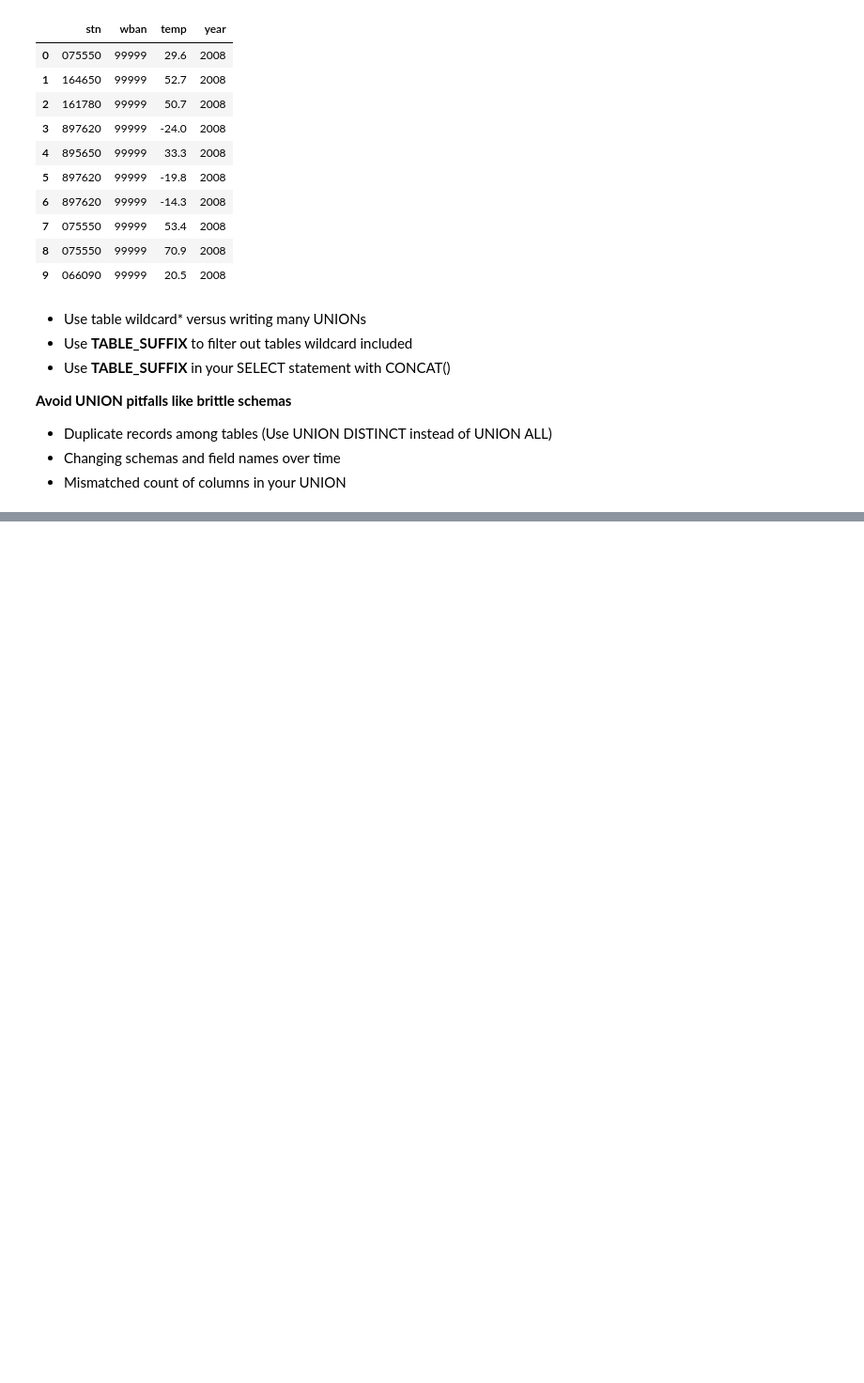
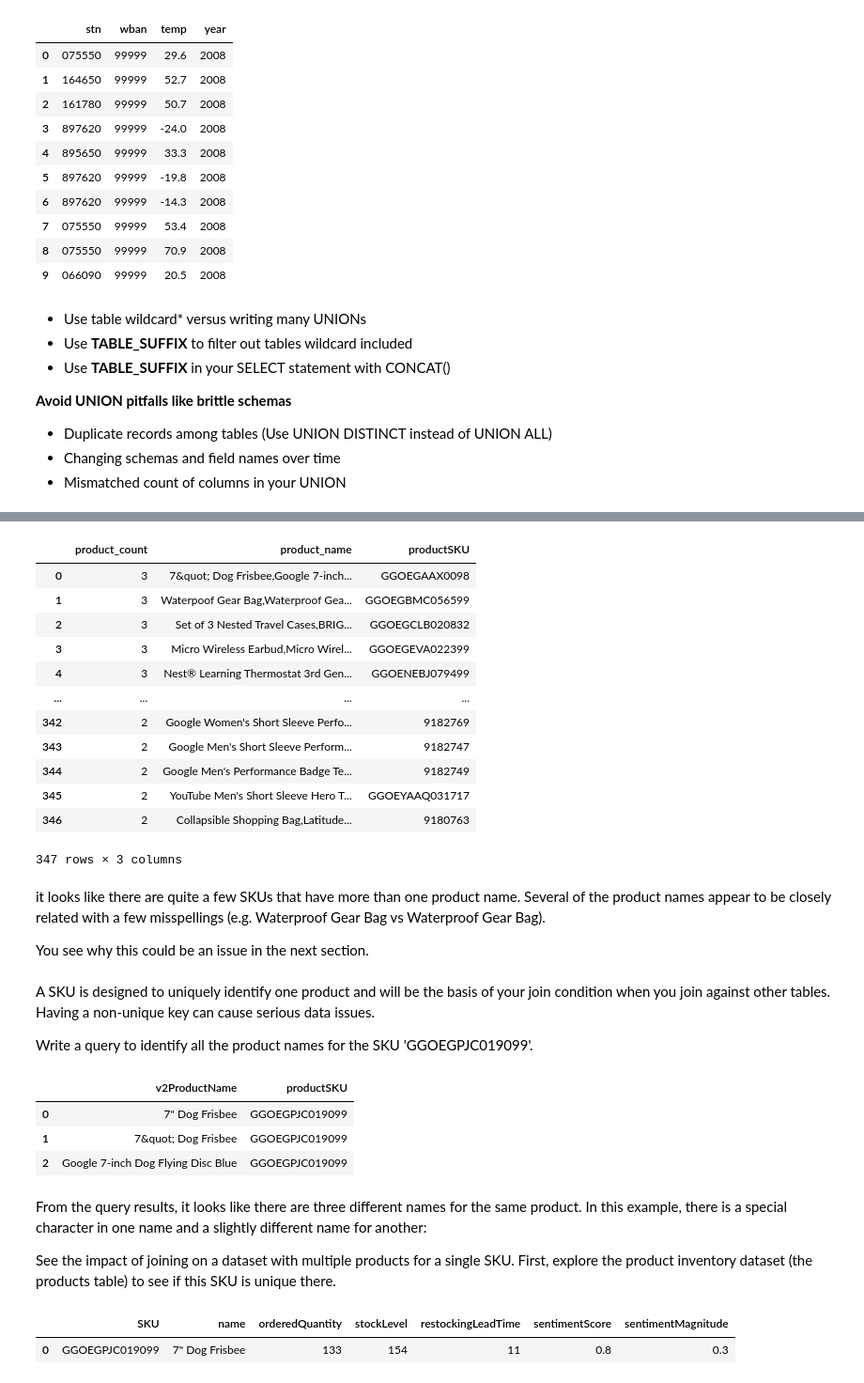
Before and after one commit to samilozkan/BigQuery-Tutorial, a Jupyter notebook: intro.ipynb, the cells around one changed output, grey strips where cells are left out. Shown at 94% size. Drawn from its saved outputs; the diff is of its cells as text; code cells hidden in the pictures; blank space fills up the shorter version.

Commit message:
BigQuery Tutorial notebook is updated

```diff
--- a/intro.ipynb
+++ b/intro.ipynb
@@ -484,0 +646,61 @@ LIMIT 10
+# %%
+%%bigquery
+SELECT
+DISTINCT
+COUNT(DISTINCT v2ProductName) AS product_count,
+STRING_AGG(DISTINCT v2ProductName LIMIT 5) AS product_name,
+productSKU
+FROM `data-to-insights.ecommerce.all_sessions_raw`
+WHERE v2ProductName IS NOT NULL
+GROUP BY productSKU
+HAVING product_count > 1
+ORDER BY product_count DESC
+# SKU is not unique (indicates data quality issues)
+# %% [output]
+|  | product_count | product_name | productSKU |
+| 0 | 3 | 7&quot; Dog Frisbee,Google 7-inch... | GGOEGAAX0098 |
+| 1 | 3 | Waterpoof Gear Bag,Waterproof Gea... | GGOEGBMC056599 |
+| 2 | 3 | Set of 3 Nested Travel Cases,BRIG... | GGOEGCLB020832 |
+| 3 | 3 | Micro Wireless Earbud,Micro Wirel... | GGOEGEVA022399 |
+| 4 | 3 | Nest® Learning Thermostat 3rd Gen... | GGOENEBJ079499 |
+| ... | ... | ... | ... |
+| 342 | 2 | Google Women's Short Sleeve Perfo... | 9182769 |
+| 343 | 2 | Google Men's Short Sleeve Perform... | 9182747 |
+| 344 | 2 | Google Men's Performance Badge Te... | 9182749 |
+| 345 | 2 | YouTube Men's Short Sleeve Hero T... | GGOEYAAQ031717 |
+| 346 | 2 | Collapsible Shopping Bag,Latitude... | 9180763 |
+347 rows × 3 columns
+# %% [markdown]
+ it looks like there are quite a few SKUs that have more than one product name. Several of the product names appear to be closely related with a few misspellings (e.g. Waterproof Gear Bag vs Waterproof Gear Bag).
+
+You see why this could be an issue in the next section.
+# %% [markdown]
+A SKU is designed to uniquely identify one product and will be the basis of your join condition when you join against other tables. Having a non-unique key can cause serious data issues.
+
+Write a query to identify all the product names for the SKU 'GGOEGPJC019099'.
+# %%
+%%bigquery
+SELECT DISTINCT
+v2ProductName,
+productSKU
+FROM `data-to-insights.ecommerce.all_sessions_raw`
+WHERE productSKU = 'GGOEGPJC019099'
+# %% [output]
+|  | v2ProductName | productSKU |
+| 0 | 7" Dog Frisbee | GGOEGPJC019099 |
+| 1 | 7&quot; Dog Frisbee | GGOEGPJC019099 |
+| 2 | Google 7-inch Dog Flying Disc Blue | GGOEGPJC019099 |
+# %% [markdown]
+From the query results, it looks like there are three different names for the same product. In this example, there is a special character in one name and a slightly different name for another:
+
+See the impact of joining on a dataset with multiple products for a single SKU. First, explore the product inventory dataset (the products table) to see if this SKU is unique there.
+# %%
+%%bigquery
+#standardSQL
+# join in another table
+# products (has inventory)
+SELECT * FROM `data-to-insights.ecommerce.products`
+WHERE SKU = 'GGOEGPJC019099'
+# %% [output]
+|  | SKU | name | orderedQuantity | stockLevel | restockingLeadTime | sentimentScore | sentimentMagnitude |
+| 0 | GGOEGPJC019099 | 7" Dog Frisbee | 133 | 154 | 11 | 0.8 | 0.3 |
```
Also changed, not shown: parts of 51 cells of this notebook.
